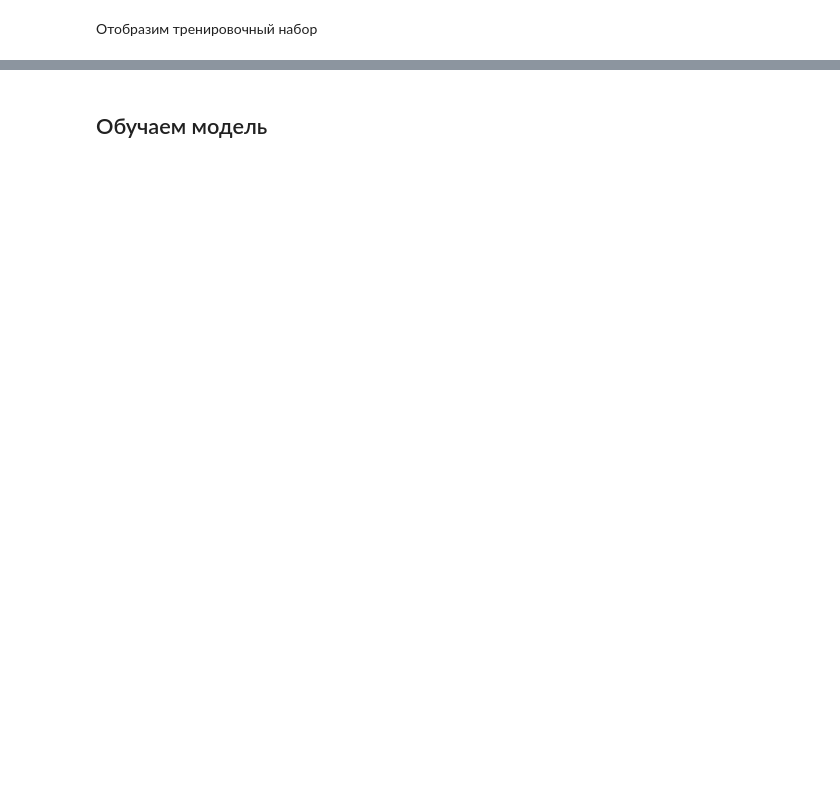
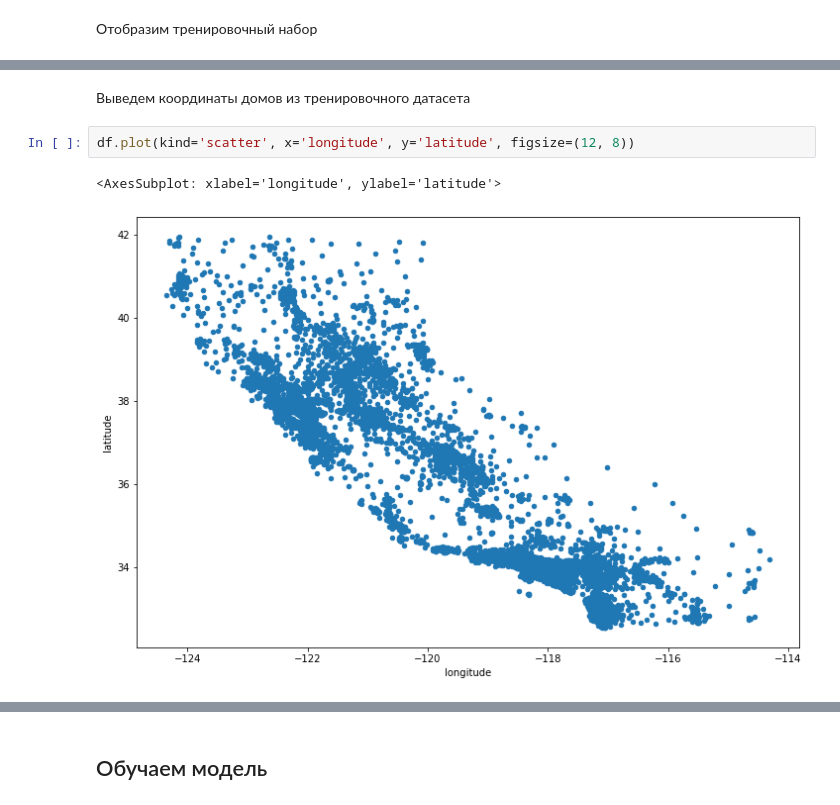
Before and after one commit to 2Maze/lectures-ML, a Jupyter notebook: Пр 1 (Введение в машинное обучение)/Практическая/Задания.ipynb, the cells around one changed output, grey strips where cells are left out. Cells and saved outputs as stored; diff of their text form; blank space fills up the shorter version.

```diff
--- a/Пр 1 (Введение в машинное обучение)/Практическая/Задания.ipynb
+++ b/Пр 1 (Введение в машинное обучение)/Практическая/Задания.ipynb
@@ -54,0 +66,7 @@ array([9996.59616319, 1002.84532851])
+# %% [markdown]
+Выведем координаты домов из тренировочного датасета
+# %%
+df.plot(kind='scatter', x='longitude', y='latitude', figsize=(12, 8))
+# %% [output]
+<AxesSubplot: xlabel='longitude', ylabel='latitude'>
+[figure, added]
```
Also changed, not shown: parts of 33 cells of this notebook.
